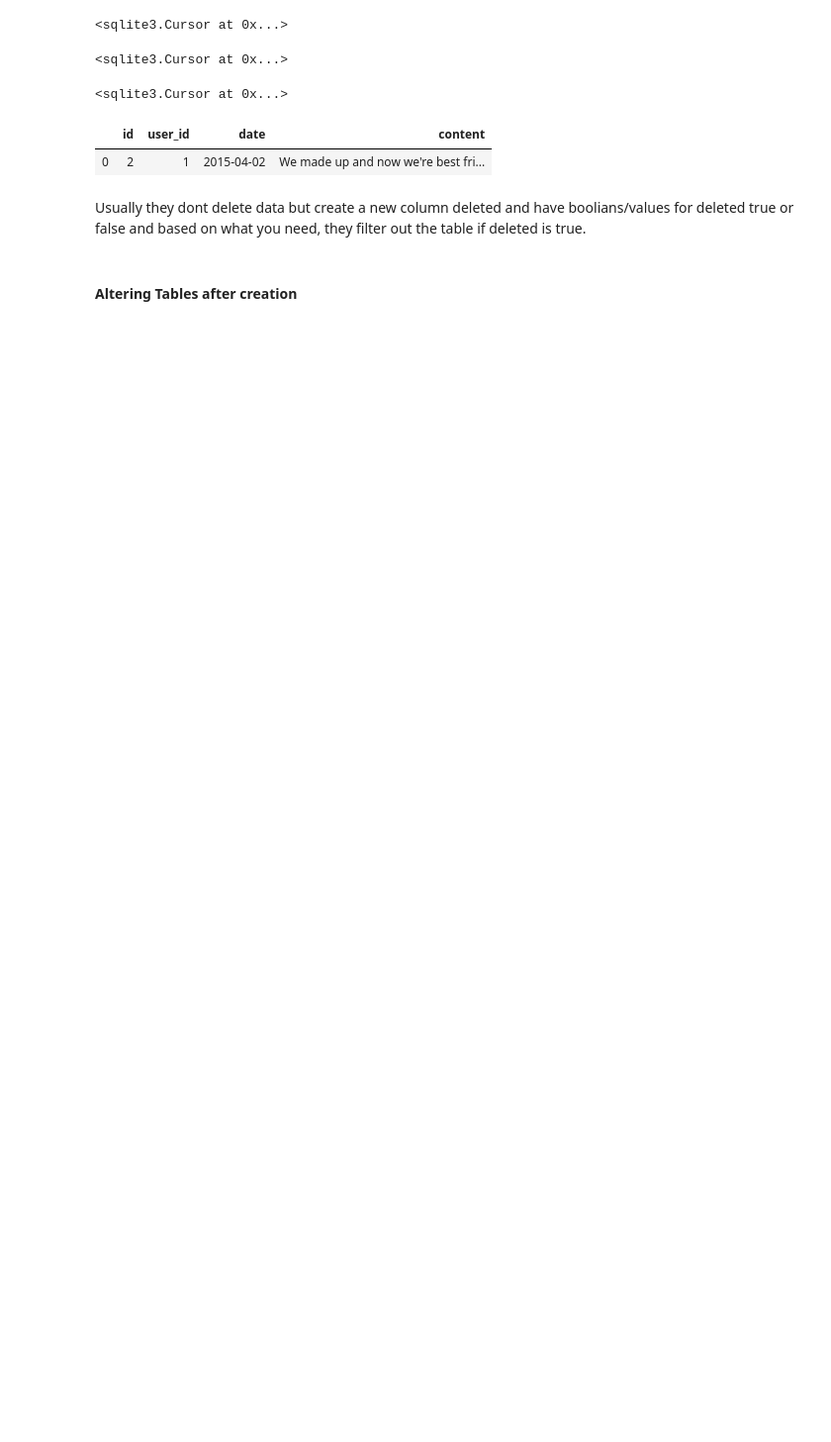
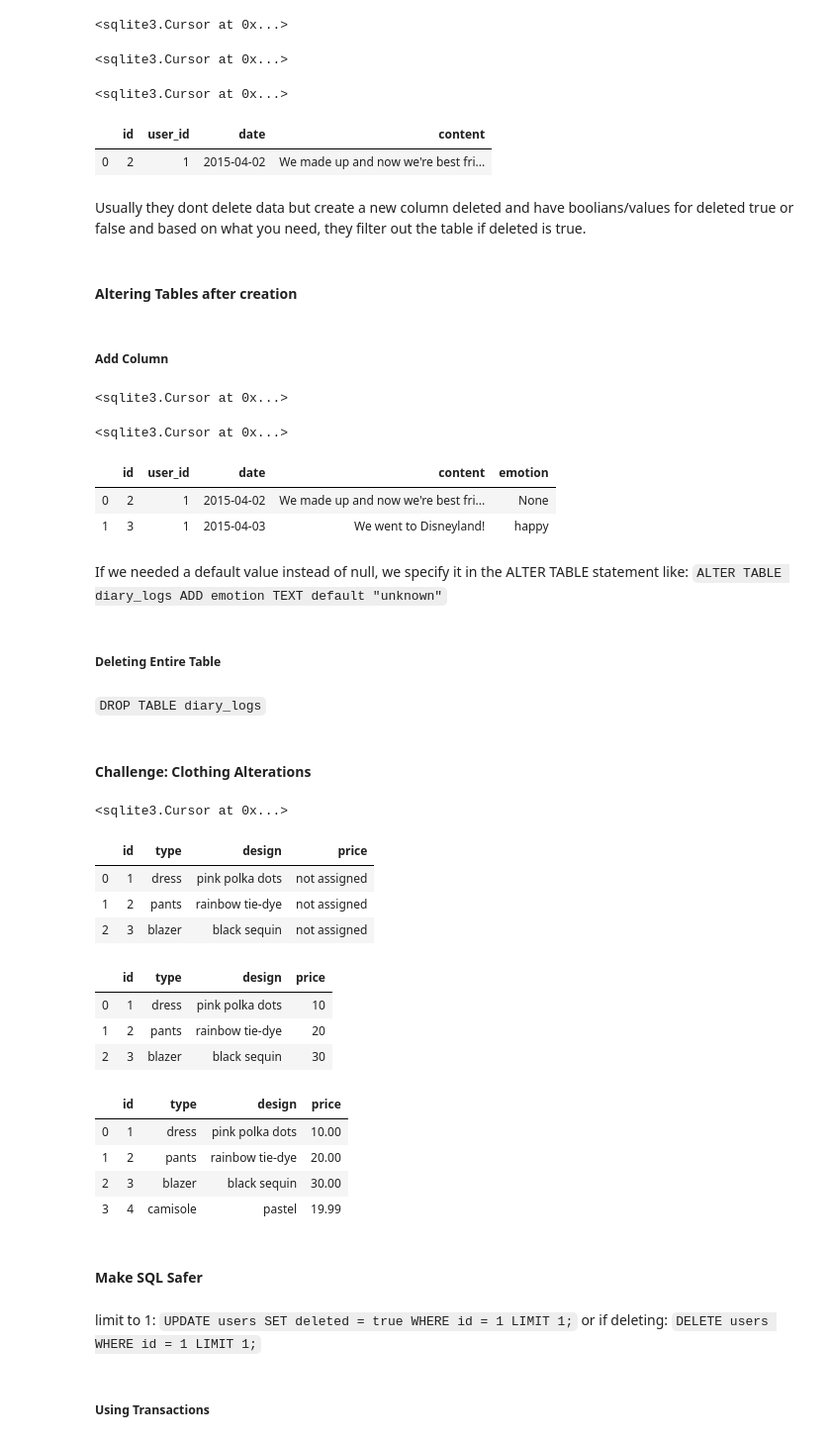
Before and after one commit to NehaP92/Coding_Practice, a Jupyter notebook: SQL/SQL - Khan Academy.ipynb, the cells around one changed output. Shown: that part at 99% size. Cells and saved outputs as stored; diff of their text form; code cells hidden in the pictures; blank space fills up the shorter version.

```diff
--- a/SQL/SQL - Khan Academy.ipynb
+++ b/SQL/SQL - Khan Academy.ipynb
@@ -1106,3 +1106,77 @@ sql_to_pd("""SELECT * FROM diary_logs""")
 Usually they dont delete data but create a new column deleted and have boolians/values for deleted true or false and based on what you need, they filter out the table if deleted is true.
 # %% [markdown]
 #### Altering Tables after creation
+# %% [markdown]
+##### Add Column
+# %%
+sql("""ALTER TABLE diary_logs ADD emotion TEXT""")
+# %% [output]
+<sqlite3.Cursor at 0x...>
+# %%
+sql("""INSERT INTO diary_logs (user_id, date, content, emotion) VALUES (1, "2015-04-03",
+    "We went to Disneyland!", "happy");""")
+# %% [output]
+<sqlite3.Cursor at 0x...>
+# %%
+sql_to_pd("""SELECT * FROM diary_logs""")
+# %% [output]
+|  | id | user_id | date | content | emotion |
+| 0 | 2 | 1 | 2015-04-02 | We made up and now we're best fri... | None |
+| 1 | 3 | 1 | 2015-04-03 | We went to Disneyland! | happy |
+# %% [markdown]
+If we needed a default value instead of null, we specify it in the ALTER TABLE statement like: `ALTER TABLE diary_logs ADD emotion TEXT default "unknown"`
+# %% [markdown]
+##### Deleting Entire Table
+# %% [markdown]
+`DROP TABLE diary_logs`
+# %% [markdown]
+#### Challenge: Clothing Alterations
+# %%
+sql("""CREATE TABLE clothes (
+    id INTEGER PRIMARY KEY AUTOINCREMENT,
+    type TEXT,
+    design TEXT);""")
+sql("""INSERT INTO clothes (type, design)
+    VALUES ("dress", "pink polka dots");""")
+sql("""INSERT INTO clothes (type, design)
+    VALUES ("pants", "rainbow tie-dye");""")
+sql("""INSERT INTO clothes (type, design)
+    VALUES ("blazer", "black sequin");""")
+# %% [output]
+<sqlite3.Cursor at 0x...>
+# %%
+sql("""ALTER TABLE clothes ADD price NUMERIC default "not assigned";""")
+
+sql_to_pd("""SELECT * FROM clothes;""")
+# %% [output]
+|  | id | type | design | price |
+| 0 | 1 | dress | pink polka dots | not assigned |
+| 1 | 2 | pants | rainbow tie-dye | not assigned |
+| 2 | 3 | blazer | black sequin | not assigned |
+# %%
+sql("""UPDATE clothes SET price=10 WHERE id = 1;""")
+sql("""UPDATE clothes SET price = 20 WHERE id = 2;""")
+sql("""UPDATE clothes SET price = 30 WHERE id = 3;""")
+
+sql_to_pd("""SELECT * FROM clothes;""")
+# %% [output]
+|  | id | type | design | price |
+| 0 | 1 | dress | pink polka dots | 10 |
+| 1 | 2 | pants | rainbow tie-dye | 20 |
+| 2 | 3 | blazer | black sequin | 30 |
+# %%
+sql("""INSERT INTO clothes (type, design, price) VALUES ("camisole", "pastel", 19.99);""")
+
+sql_to_pd("""SELECT * FROM clothes;""")
+# %% [output]
+|  | id | type | design | price |
+| 0 | 1 | dress | pink polka dots | 10.00 |
+| 1 | 2 | pants | rainbow tie-dye | 20.00 |
+| 2 | 3 | blazer | black sequin | 30.00 |
+| 3 | 4 | camisole | pastel | 19.99 |
+# %% [markdown]
+#### Make SQL Safer
+# %% [markdown]
+limit to 1: `UPDATE users SET deleted = true WHERE id = 1 LIMIT 1;` or if deleting: `DELETE users WHERE id = 1 LIMIT 1;`
+# %% [markdown]
+##### Using Transactions
```
Also changed, not shown: parts of 4 cells of this notebook, 2 other files.
